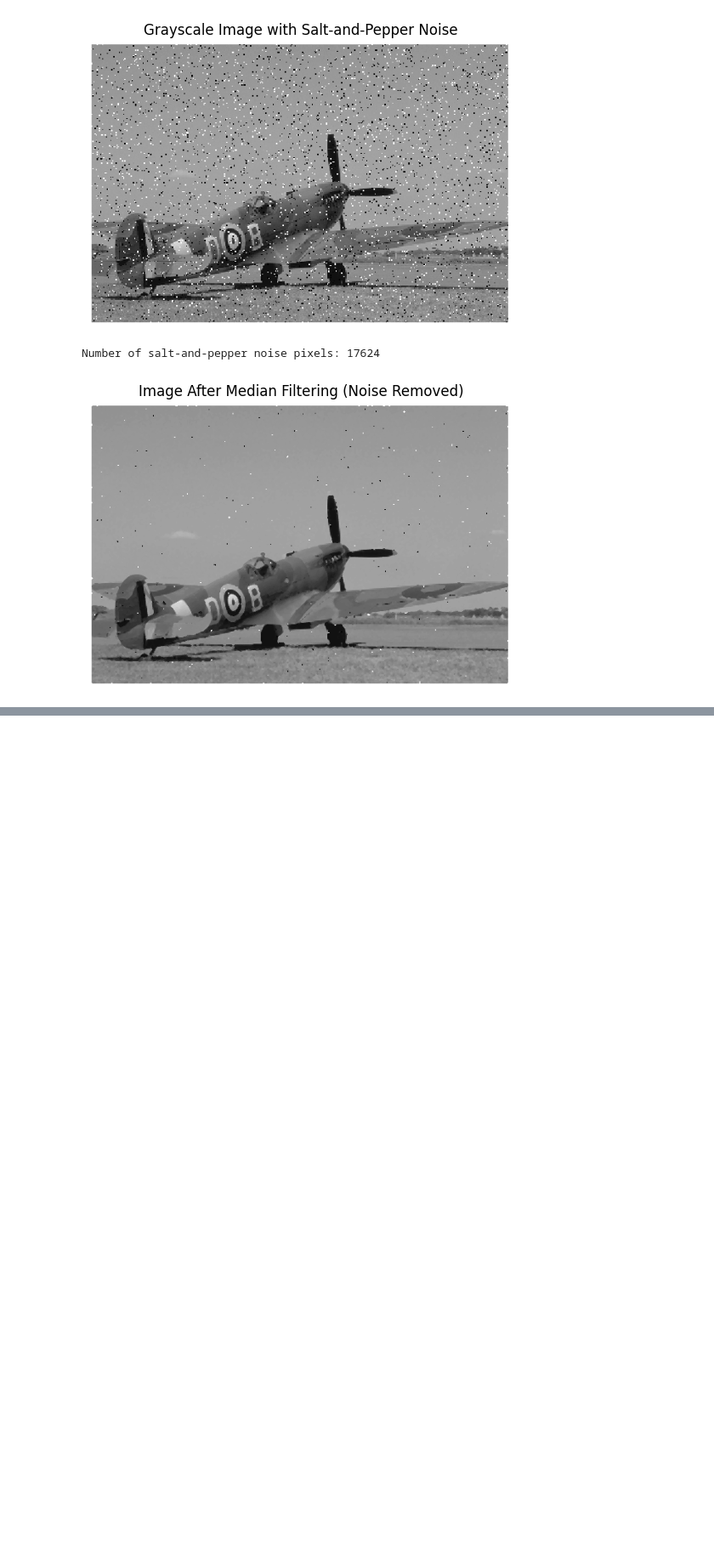
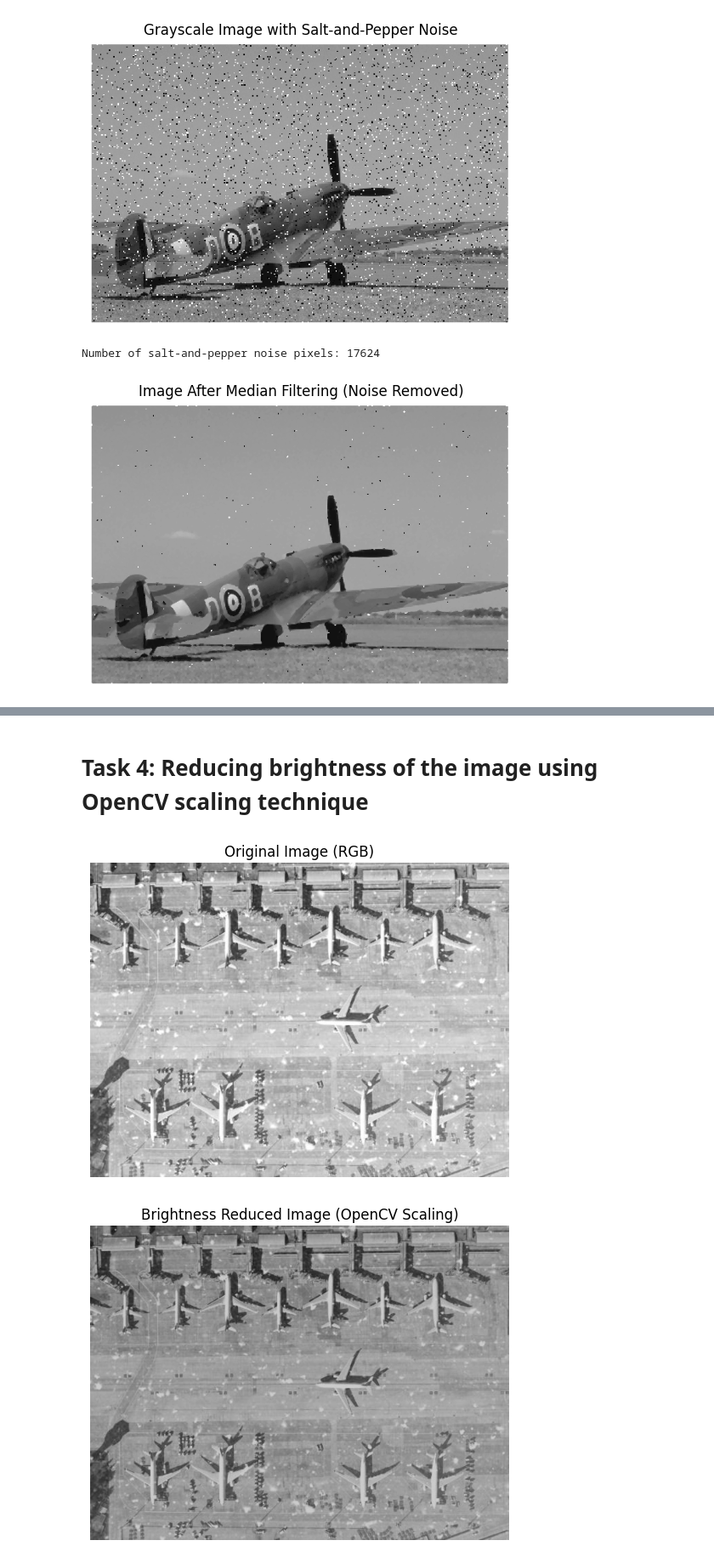
Before and after one commit to Jahirul-Pse/DIP_Lab_Final, a Jupyter notebook: LabFinal.ipynb, the cells around one changed output, grey strips where cells are left out. Shown at 85% size. Cells and saved outputs as stored; diff of their text form; code cells hidden in the pictures; blank space fills up the shorter version.

Commit message:
Task 4: Reducing brightness of the image using OpenCV scaling technique

```diff
--- a/LabFinal.ipynb
+++ b/LabFinal.ipynb
@@ -203,0 +221,30 @@ Number of salt-and-pepper noise pixels: 17624
+# %% [markdown]
+# Task 4: Reducing brightness of the image using OpenCV scaling technique
+# %%
+# Loading the image (DIP_Lab_task_04.jpg)
+image_path = '/content/drive/MyDrive/Lab_Final_images/DIP_Lab_task_04.jpg'
+image = cv2.imread(image_path)
+
+# Converting the image to grayscale
+image_gray = cv2.cvtColor(image, cv2.COLOR_BGR2GRAY)
+
+# Convert the grayscale image to RGB (3 channels, with identical values for R, G, B)
+image_rgb = cv2.cvtColor(image_gray, cv2.COLOR_GRAY2RGB)
+
+# Display the original RGB image
+plt.imshow(image_rgb)
+plt.axis('off')
+plt.title("Original Image (RGB)")
+plt.show()
+
+# Reduce brightness by scaling the pixel values by 0.8 using OpenCV
+brightness_reduced_image = cv2.convertScaleAbs(image_rgb, alpha=0.8, beta=0)
+
+# Display the brightness-reduced RGB image
+plt.imshow(brightness_reduced_image)
+plt.axis('off')
+plt.title("Brightness Reduced Image (OpenCV Scaling)")
+plt.show()
+# %% [output]
+[figure, added]
+[figure, added]
```
Also changed, not shown: parts of 8 cells of this notebook.
